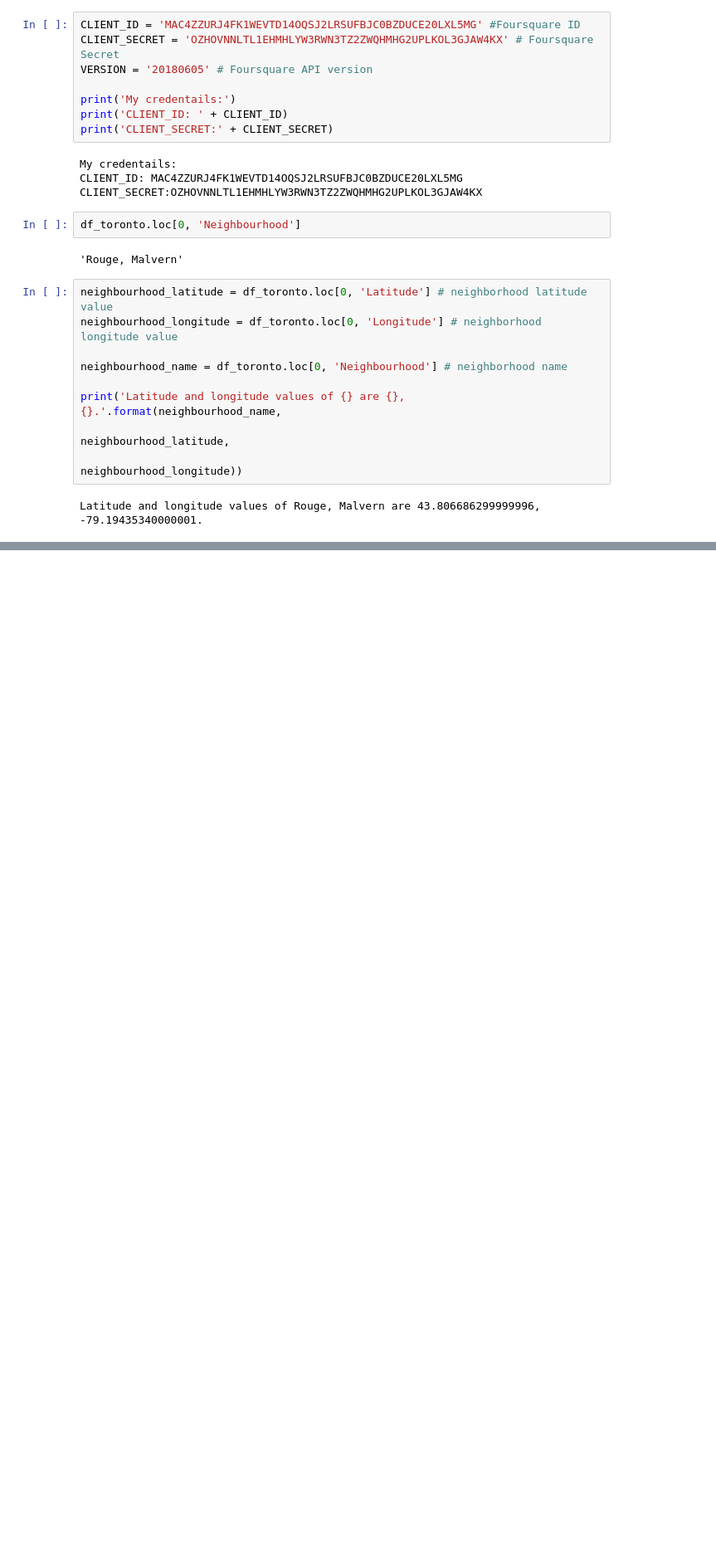
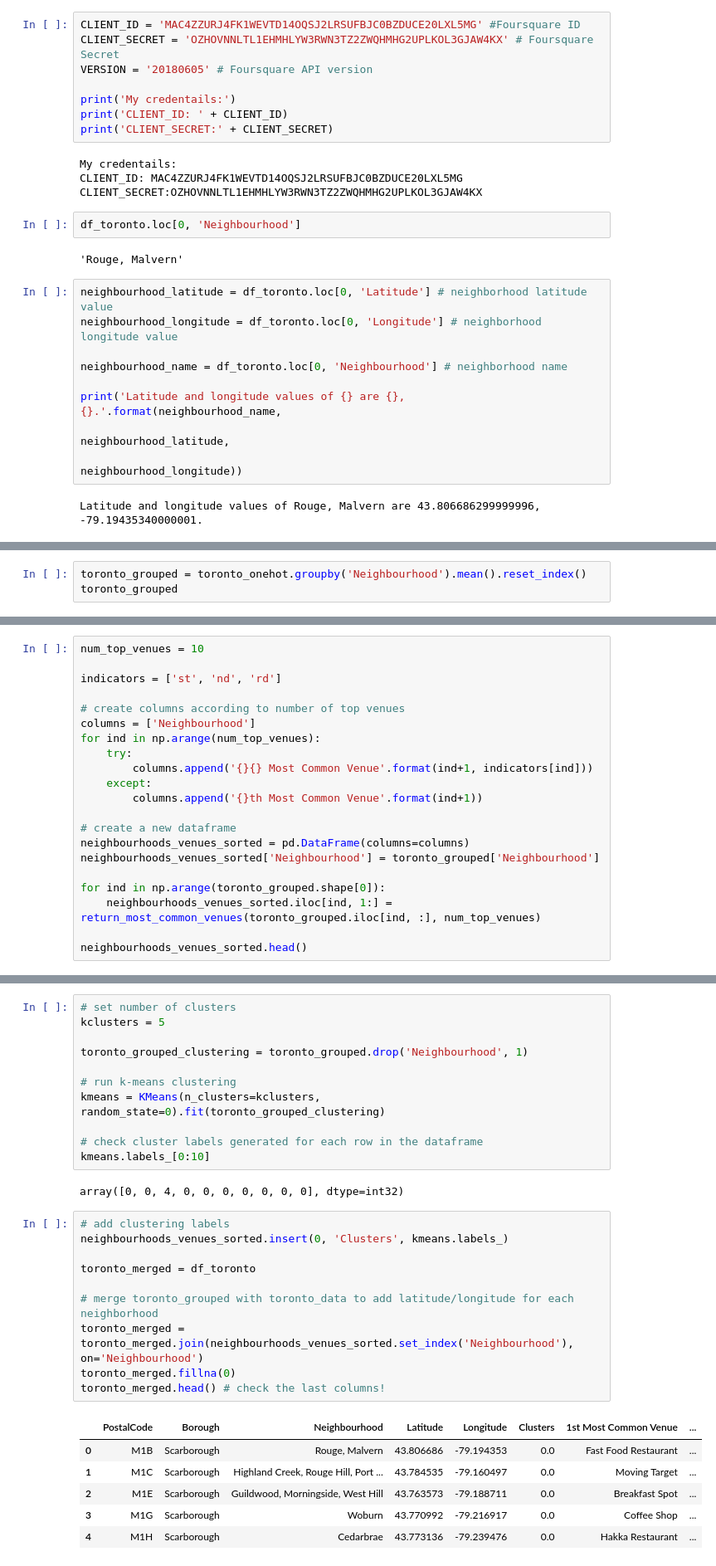
Before and after one commit to nnandgopal/Coursera_Capstone, a Jupyter notebook: Segmenting and Clustering Toronto- part 3.ipynb, the cells around one changed output, grey strips where cells are left out. Shown at 83% size. Saved outputs shown, nothing was run; the diff lists cells and outputs as text; blank space fills up the shorter version.

```diff
--- a/Segmenting and Clustering Toronto- part 3.ipynb
+++ b/Segmenting and Clustering Toronto- part 3.ipynb
@@ -253,0 +442,3 @@ Latitude and longitude values of Rouge, Malvern are 43.806686299999996, -79.1943
+# %%
+toronto_grouped = toronto_onehot.groupby('Neighbourhood').mean().reset_index()
+toronto_grouped
@@ -253,0 +507,21 @@ Latitude and longitude values of Rouge, Malvern are 43.806686299999996, -79.1943
+# %%
+num_top_venues = 10
+
+indicators = ['st', 'nd', 'rd']
+
+# create columns according to number of top venues
+columns = ['Neighbourhood']
+for ind in np.arange(num_top_venues):
+    try:
+        columns.append('{}{} Most Common Venue'.format(ind+1, indicators[ind]))
+    except:
+        columns.append('{}th Most Common Venue'.format(ind+1))
+
+# create a new dataframe
+neighbourhoods_venues_sorted = pd.DataFrame(columns=columns)
+neighbourhoods_venues_sorted['Neighbourhood'] = toronto_grouped['Neighbourhood']
+
+for ind in np.arange(toronto_grouped.shape[0]):
+    neighbourhoods_venues_sorted.iloc[ind, 1:] = return_most_common_venues(toronto_grouped.iloc[ind, :], num_top_venues)
+
+neighbourhoods_venues_sorted.head()
@@ -253,0 +537,30 @@ Latitude and longitude values of Rouge, Malvern are 43.806686299999996, -79.1943
+# %%
+# set number of clusters
+kclusters = 5
+
+toronto_grouped_clustering = toronto_grouped.drop('Neighbourhood', 1)
+
+# run k-means clustering
+kmeans = KMeans(n_clusters=kclusters, random_state=0).fit(toronto_grouped_clustering)
+
+# check cluster labels generated for each row in the dataframe
+kmeans.labels_[0:10]
+# %% [output]
+array([0, 0, 4, 0, 0, 0, 0, 0, 0, 0], dtype=int32)
+# %%
+# add clustering labels
+neighbourhoods_venues_sorted.insert(0, 'Clusters', kmeans.labels_)
+
+toronto_merged = df_toronto
+
+# merge toronto_grouped with toronto_data to add latitude/longitude for each neighborhood
+toronto_merged = toronto_merged.join(neighbourhoods_venues_sorted.set_index('Neighbourhood'), on='Neighbourhood')
+toronto_merged.fillna(0)
+toronto_merged.head() # check the last columns!
+# %% [output]
+|  | PostalCode | Borough | Neighbourhood | Latitude | Longitude | Clusters | 1st Most Common Venue | ... |
+| 0 | M1B | Scarborough | Rouge, Malvern | 43.806686 | -79.194353 | 0.0 | Fast Food Restaurant | ... |
+| 1 | M1C | Scarborough | Highland Creek, Rouge Hill, Port ... | 43.784535 | -79.160497 | 0.0 | Moving Target | ... |
+| 2 | M1E | Scarborough | Guildwood, Morningside, West Hill | 43.763573 | -79.188711 | 0.0 | Breakfast Spot | ... |
+| 3 | M1G | Scarborough | Woburn | 43.770992 | -79.216917 | 0.0 | Coffee Shop | ... |
+| 4 | M1H | Scarborough | Cedarbrae | 43.773136 | -79.239476 | 0.0 | Hakka Restaurant | ... |
```
Also changed, not shown: parts of 25 cells of this notebook.
